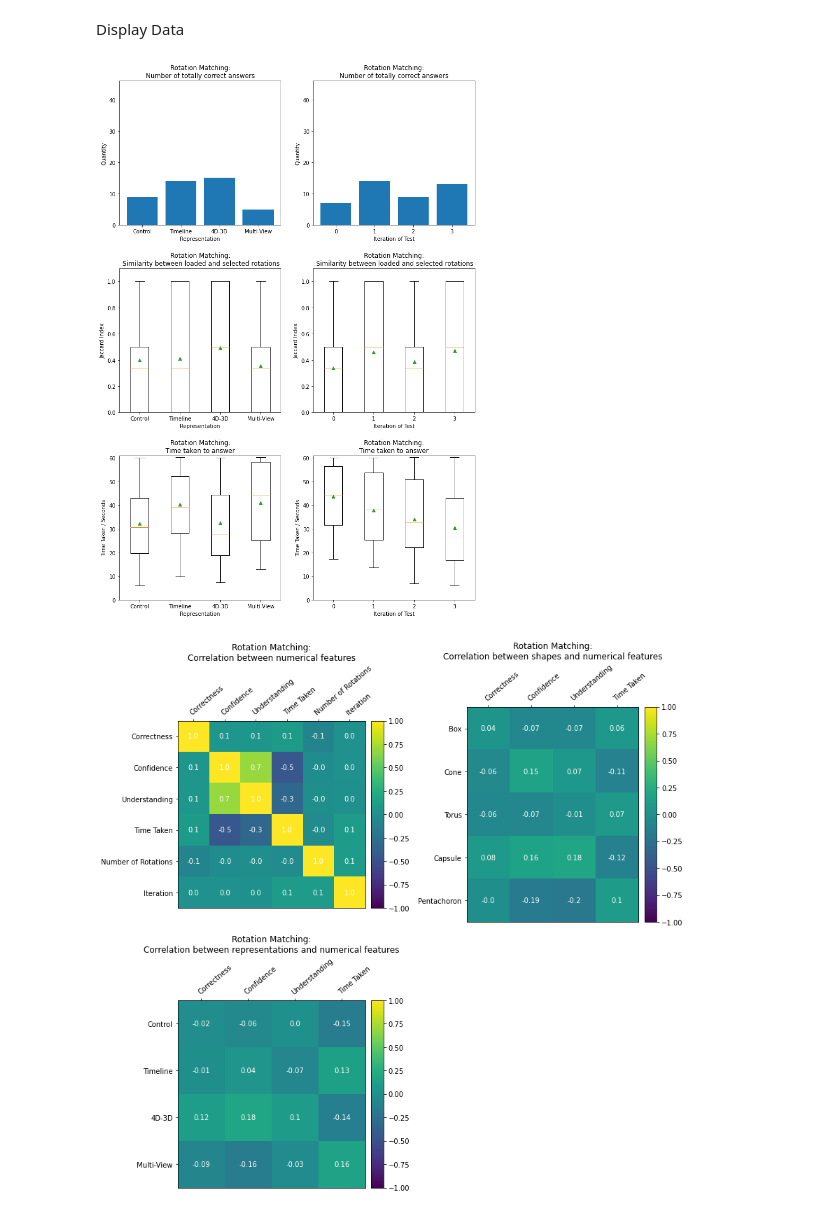
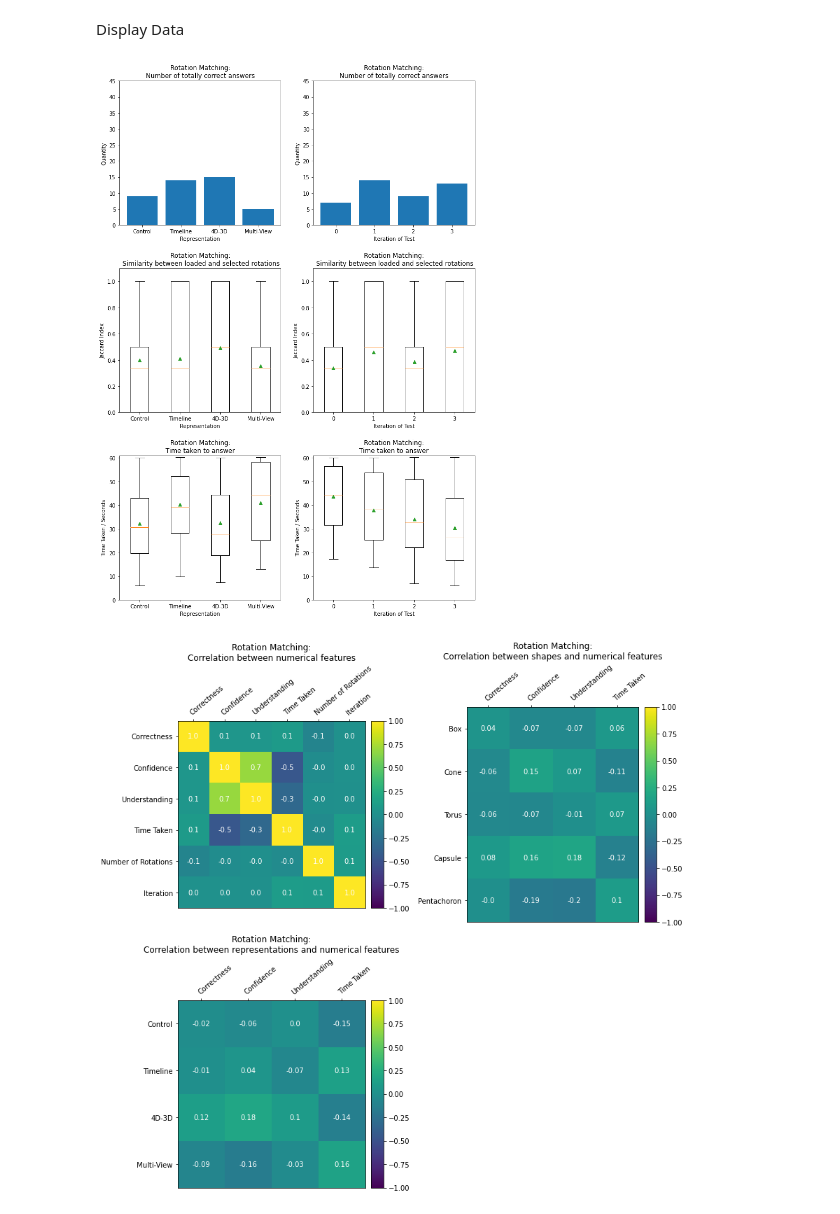
Before and after one commit to JoeSubbi/3D-Renderer-for-4D-Objects, a Jupyter notebook: Data Analysis/MultiFileAnalysis.ipynb, the cells around one changed output. Cells and saved outputs as stored; diff of their text form; code cells hidden in the pictures.

```diff
--- a/Data Analysis/MultiFileAnalysis.ipynb
+++ b/Data Analysis/MultiFileAnalysis.ipynb
@@ -880,7 +903,7 @@ d = ROTATE_totally_correct_count(compiled_data)
 x = d.keys()
 y = d.values()
 ax0.bar(x, y)
-ax0.set_ylim((0, 5*RESULT_MULTIPLIER+1))
+ax0.set_ylim((0, 5*RESULT_MULTIPLIER))
 ax0.set_ylabel("Quantity")
 ax0.set_xlabel("Representation")
 
@@ -889,7 +912,7 @@ d = ROTATE_totally_correct_count(ordered_data)
 x = d.keys()
 y = d.values()
 ax1.bar(x, y)
-ax1.set_ylim((0, 5*RESULT_MULTIPLIER+1))
+ax1.set_ylim((0, 5*RESULT_MULTIPLIER))
 ax1.set_ylabel("Quantity")
 ax1.set_xlabel("Iteration of Test")
 
@@ -904,34 +927,34 @@ ax2.set_xlabel("Representation")
 
 ax3.set_title("Rotation Matching:\n Similarity between loaded and selected rotations")
 x = ROTATE_jaccard_data(ordered_data).keys()
 d = [i for i in ROTATE_jaccard_data(ordered_data).values()]
 ax3.boxplot( d, showmeans=True )
 ax3.set_xticks(order, x)
 ax3.set_ylim((0, 1.1))
 ax3.set_ylabel("Jaccard Index")
 ax3.set_xlabel("Iteration of Test")
 
 ax4.set_title("Rotation Matching:\nTime taken to answer")
 x = ROTATE_time_data(compiled_data).keys()
 d = [i for i in ROTATE_time_data(compiled_data).values()]
 ax4.boxplot( d, showmeans=True )
 ax4.set_xticks(order, x)
 ax4.set_ylim((0, 61))
 ax4.set_ylabel("Time Taken / Seconds")
 ax4.set_xlabel("Representation")
 
 ax5.set_title("Rotation Matching:\nTime taken to answer")
 x = ROTATE_time_data(ordered_data).keys()
 d = [i for i in ROTATE_time_data(ordered_data).values()]
 ax5.boxplot( d, showmeans=True )
 ax5.set_xticks(order, x)
 ax5.set_ylim((0, 61))
 ax5.set_ylabel("Time Taken / Seconds")
 ax5.set_xlabel("Iteration of Test")
 
 plt.savefig("figures/rotation_matching_stats.png")
 # %% [output]
-[figure, old version]
+[figure, new version]
 # %%
 fig = plt.figure(figsize = (12, 13))
 ax0 = fig.add_subplot(221)
```
Also changed, not shown: parts of 3 cells of this notebook, 7 other files.
